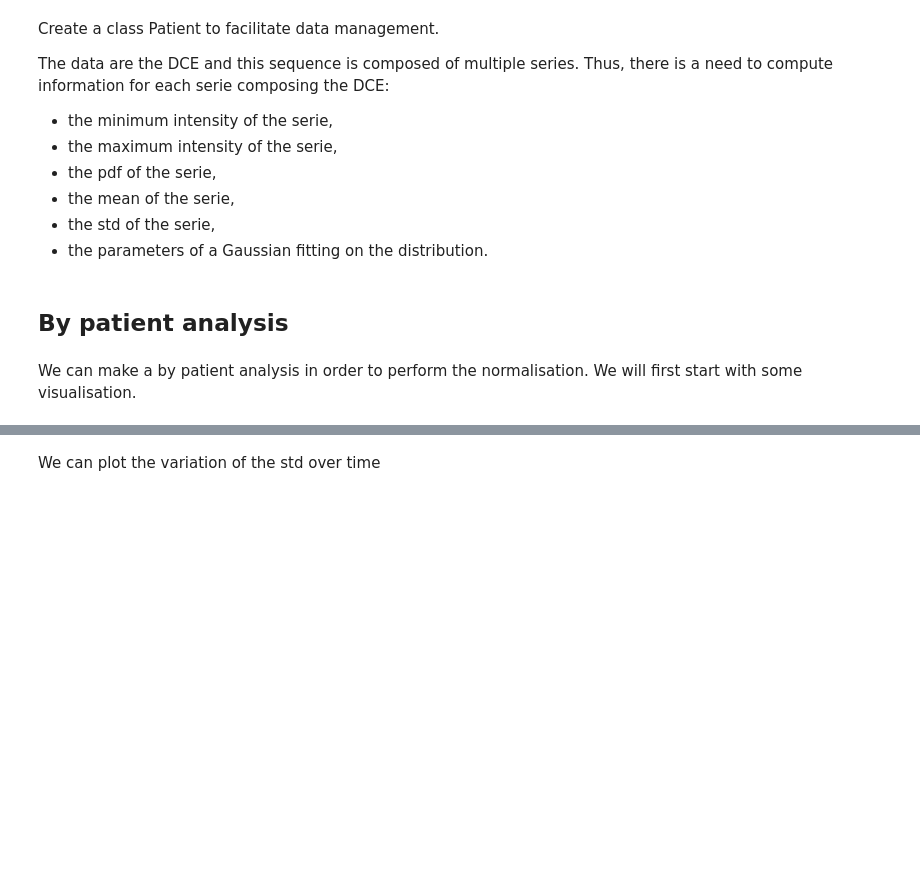
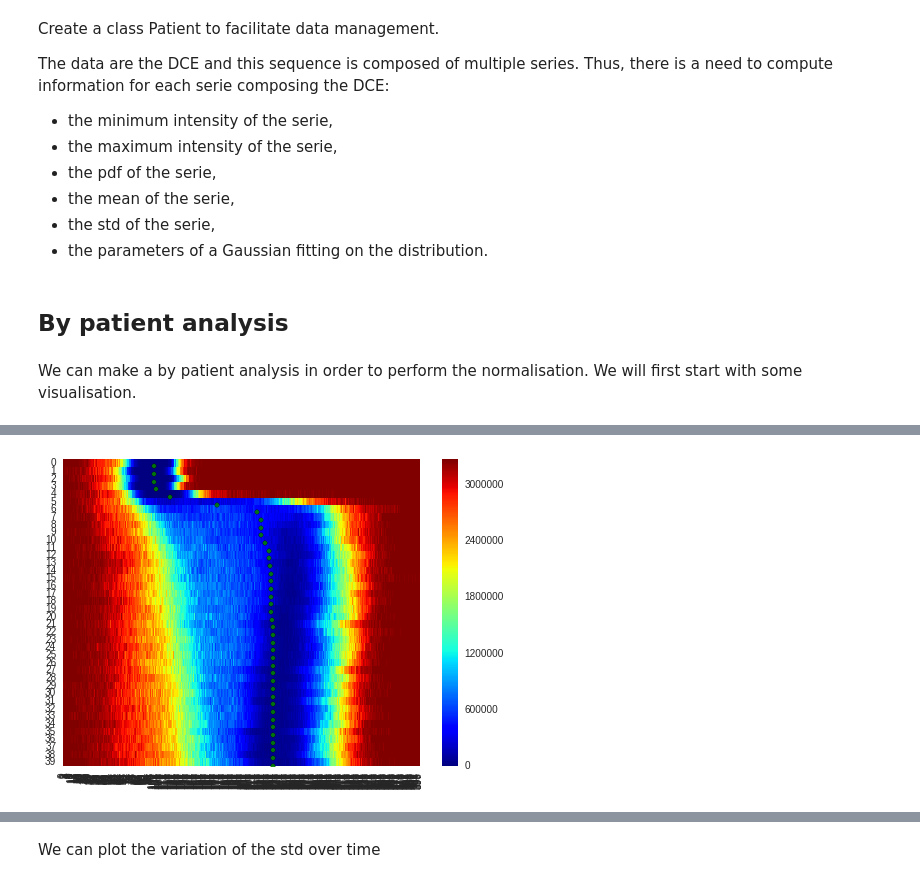
Before and after one commit to I2Cvb/prostate, a Jupyter notebook: notebook/normalisation-dce.ipynb, the cells around one changed output, grey strips where cells are left out. Saved outputs shown, nothing was run; the diff lists cells and outputs as text; code cells hidden in the pictures; blank space fills up the shorter version.

```diff
--- a/notebook/normalisation-dce.ipynb
+++ b/notebook/normalisation-dce.ipynb
@@ -131,0 +260,17 @@ We can make a by patient analysis in order to perform the normalisation. We will
+# %%
+def shift_estimator(patient, estimator):
+    for s in range(len(patient_list[pat_vis].pdf_serie)):
+        # Create the normalized data
+        ### Correction using the estimator
+        patient.data[:, s] = np.round(np.subtract(patient.data[:, s], (estimator[s])))
+        # Recompute the pdf
+        # Find the minimum and maximum for the given serie
+        patient.max_int_serie[s] = np.max(patient.data[:, s])
+        patient.min_int_serie[s] = np.min(patient.data[:, s])
+        # Compute the histogram
+        pdf, bin_edges = np.histogram(patient.data[:, s],
+                                      bins = int(np.round((patient.max_int_serie[s] - patient.min_int_serie[s]))),
+                                      density=True)
+        # Append the histogram
+        patient.pdf_serie[s] = pdf
+        patient.bin_edges_serie[s] = bin_edges
@@ -131,0 +285,71 @@ We can make a by patient analysis in order to perform the normalisation. We will
+# %%
+# Build the heatmap from the data
+heatmap = build_heatmap(patient_list[pat_vis])
+print 'Heatmap built'
+# Build the conjugate map
+image = 1. - (heatmap / np.max(heatmap))
+# Compute the exponential map to increase highly the difference
+image = np.exp(15*image)
+print 'Image built'
+
+# Build the graph from the image
+graph = build_graph(image, 0.5)
+from scipy.sparse import coo_matrix
+graph = coo_matrix(graph)
+print 'Graph built'
+
+# Compute the shortest path
+### Find the starting and ending point of the map
+def median_serie(patient, serie):
+    return np.median(patient.data[:, serie], axis=0)
+
+start = (0,
+         int(np.ravel(median_serie(patient_list[pat_vis], 0))[0]))
+end = (np.size(heatmap, 0) - 1,
+       int(np.ravel(median_serie(patient_list[pat_vis], np.size(heatmap, 0) - 1))[0]))
+print 'Starting and ending point computed: {} - {}'.format(start, end)
+
+# Call the algorithm to fing the shortest path
+path_idx = short_path_depend(graph, image, start, end, 'shortest-path')
+
+plt.figure()
+ax = sns.heatmap(image, cmap="jet")
+sns.plt.scatter(path_idx[:, 1], 39 - path_idx[:, 0], label='mean', c='green', alpha=0.9)
+plt.show()
+
+shift_estimator(patient_list[pat_vis], path_idx[:, 1])
+
+# Build the heatmap from the data
+heatmap = build_heatmap(patient_list[pat_vis])
+print 'Heatmap built'
+# Build the conjugate map
+image = 1. - (heatmap / np.max(heatmap))
+# Compute the exponential map to increase highly the difference
+image = np.exp(15*image)
+print 'Image built'
+
+# Build the graph from the image
+graph = build_graph(image, 0.5)
+from scipy.sparse import coo_matrix
+graph = coo_matrix(graph)
+print 'Graph built'
+
+# Compute the shortest path
+### Find the starting and ending point of the map
+def median_serie(patient, serie):
+    return np.median(patient.data[:, serie], axis=0)
+
+start = (0,
+         int(np.ravel(median_serie(patient_list[pat_vis], 0))[0]))
+end = (np.size(heatmap, 0) - 1,
+       int(np.ravel(median_serie(patient_list[pat_vis], np.size(heatmap, 0) - 1))[0]))
+print 'Starting and ending point computed: {} - {}'.format(start, end)
+
+# Call the algorithm to fing the shortest path
+path_idx = short_path_depend(graph, image, start, end, 'shortest-path')
+
+plt.figure()
+ax = sns.heatmap(image, cmap="jet")
+sns.plt.scatter(path_idx[:, 1], 39 - path_idx[:, 0], label='mean', c='green', alpha=0.9)
+plt.show()
+# %% [output]
@@ -131,0 +360 @@ We can make a by patient analysis in order to perform the normalisation. We will
+[figure, added]
```
Also changed, not shown: parts of 30 cells of this notebook.
